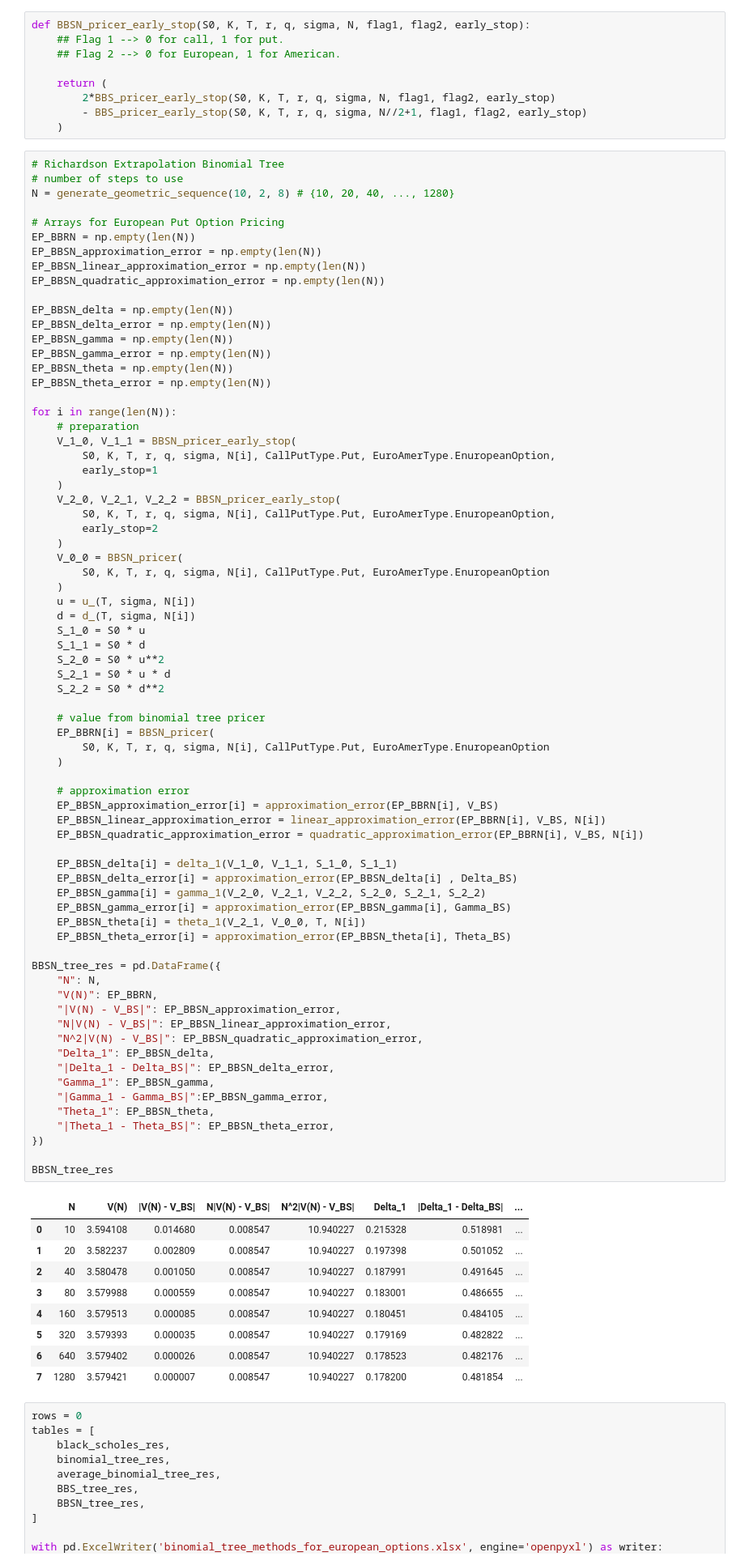
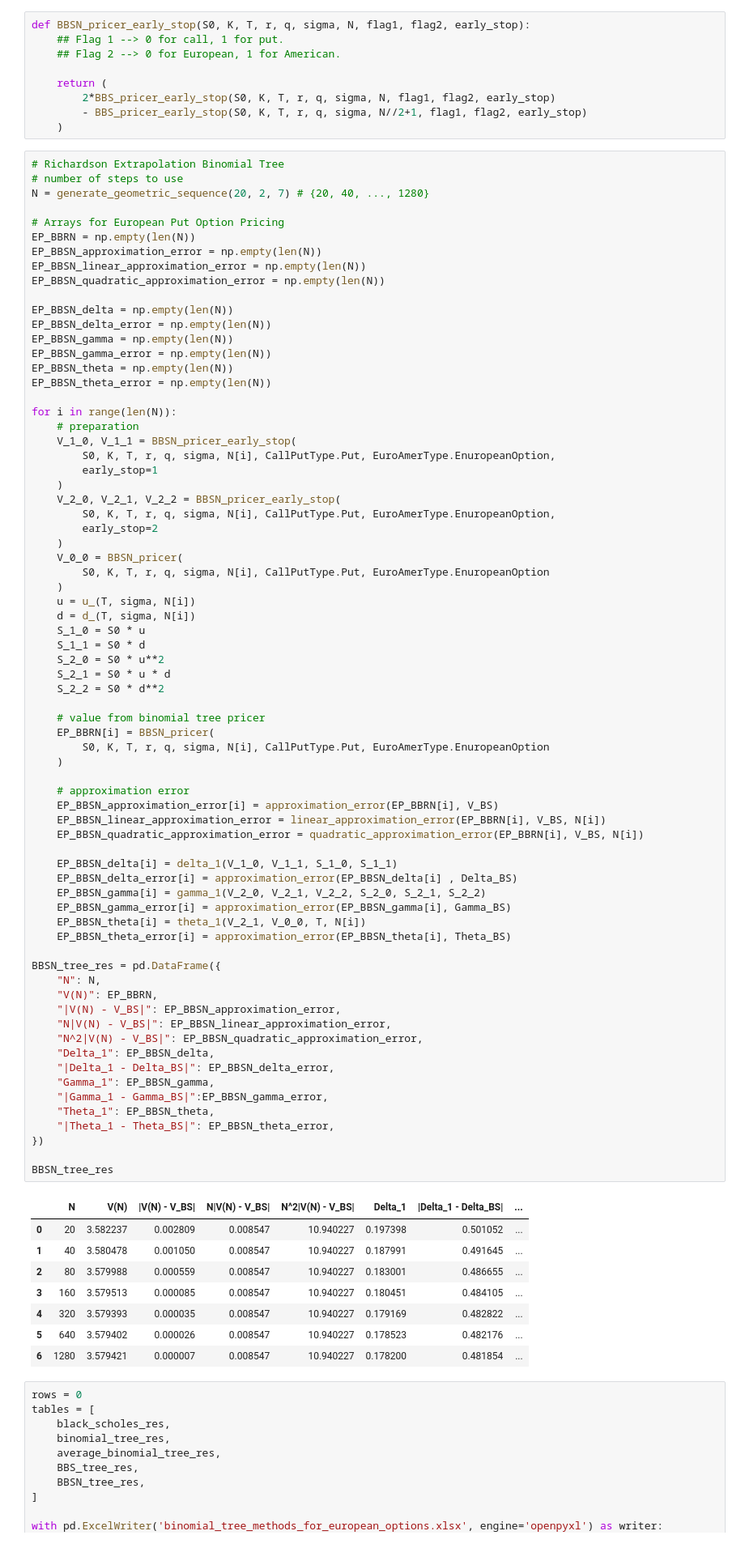
Before and after one commit to karaniitmadras/MTH9821-numerical-method-for-financial-engineering, a Jupyter notebook: HW3/MTH9821_HW3_NUM1.ipynb, the cells around one changed output. Shown: that part at 81% size. Cells and saved outputs as stored; diff of their text form.

```diff
--- a/HW3/MTH9821_HW3_NUM1.ipynb
+++ b/HW3/MTH9821_HW3_NUM1.ipynb
@@ -805,7 +805,7 @@ def BBSN_pricer_early_stop(S0, K, T, r, q, sigma, N, flag1, flag2, early_stop):
 # %%
 # Richardson Extrapolation Binomial Tree
 # number of steps to use
-N = generate_geometric_sequence(10, 2, 8) # {10, 20, 40, ..., 1280}
+N = generate_geometric_sequence(20, 2, 7) # {20, 40, ..., 1280}
 
 # Arrays for European Put Option Pricing
 EP_BBRN = np.empty(len(N))
@@ -848,41 +848,40 @@ for i in range(len(N)):
 
     # approximation error
     EP_BBSN_approximation_error[i] = approximation_error(EP_BBRN[i], V_BS)
     EP_BBSN_linear_approximation_error = linear_approximation_error(EP_BBRN[i], V_BS, N[i])
     EP_BBSN_quadratic_approximation_error = quadratic_approximation_error(EP_BBRN[i], V_BS, N[i])
 
     EP_BBSN_delta[i] = delta_1(V_1_0, V_1_1, S_1_0, S_1_1)
     EP_BBSN_delta_error[i] = approximation_error(EP_BBSN_delta[i] , Delta_BS)
     EP_BBSN_gamma[i] = gamma_1(V_2_0, V_2_1, V_2_2, S_2_0, S_2_1, S_2_2)
     EP_BBSN_gamma_error[i] = approximation_error(EP_BBSN_gamma[i], Gamma_BS)
     EP_BBSN_theta[i] = theta_1(V_2_1, V_0_0, T, N[i])
     EP_BBSN_theta_error[i] = approximation_error(EP_BBSN_theta[i], Theta_BS)
 
 BBSN_tree_res = pd.DataFrame({
     "N": N,
     "V(N)": EP_BBRN,
     "|V(N) - V_BS|": EP_BBSN_approximation_error,
     "N|V(N) - V_BS|": EP_BBSN_linear_approximation_error,
     "N^2|V(N) - V_BS|": EP_BBSN_quadratic_approximation_error,
     "Delta_1": EP_BBSN_delta,
     "|Delta_1 - Delta_BS|": EP_BBSN_delta_error,
     "Gamma_1": EP_BBSN_gamma,
     "|Gamma_1 - Gamma_BS|":EP_BBSN_gamma_error,
     "Theta_1": EP_BBSN_theta,
     "|Theta_1 - Theta_BS|": EP_BBSN_theta_error,
 })
 
 BBSN_tree_res
 # %% [output]
 |  | N | V(N) | |V(N) - V_BS| | N|V(N) - V_BS| | N^2|V(N) - V_BS| | Delta_1 | |Delta_1 - Delta_BS| | ... |
-| 0 | 10 | 3.594108 | 0.014680 | 0.008547 | 10.940227 | 0.215328 | 0.518981 | ... |
-| 1 | 20 | 3.582237 | 0.002809 | 0.008547 | 10.940227 | 0.197398 | 0.501052 | ... |
-| 2 | 40 | 3.580478 | 0.001050 | 0.008547 | 10.940227 | 0.187991 | 0.491645 | ... |
-| 3 | 80 | 3.579988 | 0.000559 | 0.008547 | 10.940227 | 0.183001 | 0.486655 | ... |
-| 4 | 160 | 3.579513 | 0.000085 | 0.008547 | 10.940227 | 0.180451 | 0.484105 | ... |
-| 5 | 320 | 3.579393 | 0.000035 | 0.008547 | 10.940227 | 0.179169 | 0.482822 | ... |
-| 6 | 640 | 3.579402 | 0.000026 | 0.008547 | 10.940227 | 0.178523 | 0.482176 | ... |
-| 7 | 1280 | 3.579421 | 0.000007 | 0.008547 | 10.940227 | 0.178200 | 0.481854 | ... |
+| 0 | 20 | 3.582237 | 0.002809 | 0.008547 | 10.940227 | 0.197398 | 0.501052 | ... |
+| 1 | 40 | 3.580478 | 0.001050 | 0.008547 | 10.940227 | 0.187991 | 0.491645 | ... |
+| 2 | 80 | 3.579988 | 0.000559 | 0.008547 | 10.940227 | 0.183001 | 0.486655 | ... |
+| 3 | 160 | 3.579513 | 0.000085 | 0.008547 | 10.940227 | 0.180451 | 0.484105 | ... |
+| 4 | 320 | 3.579393 | 0.000035 | 0.008547 | 10.940227 | 0.179169 | 0.482822 | ... |
+| 5 | 640 | 3.579402 | 0.000026 | 0.008547 | 10.940227 | 0.178523 | 0.482176 | ... |
+| 6 | 1280 | 3.579421 | 0.000007 | 0.008547 | 10.940227 | 0.178200 | 0.481854 | ... |
 # %%
 rows = 0
 tables = [
```
Also changed, not shown: parts of 1 cell of this notebook, 1 other file.
